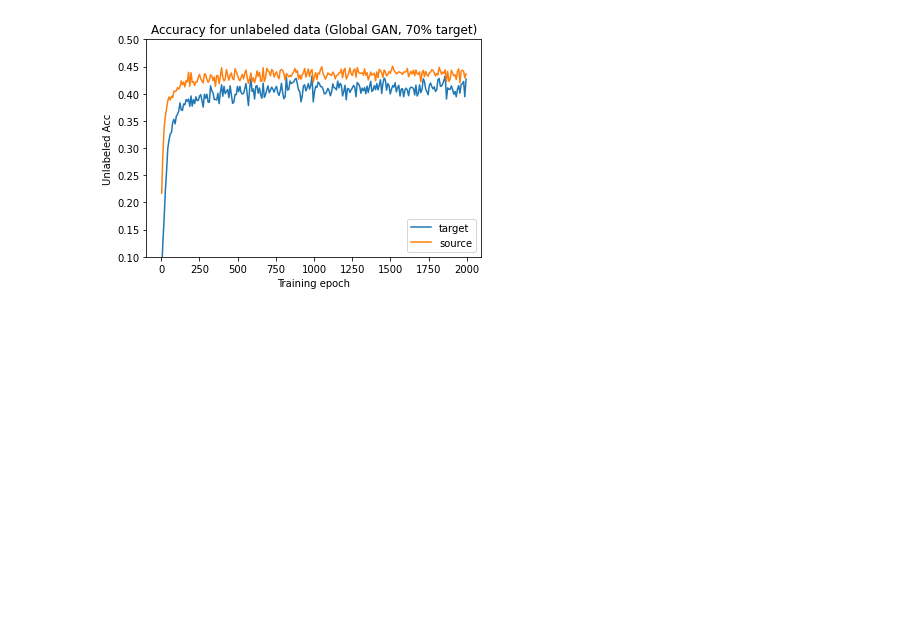
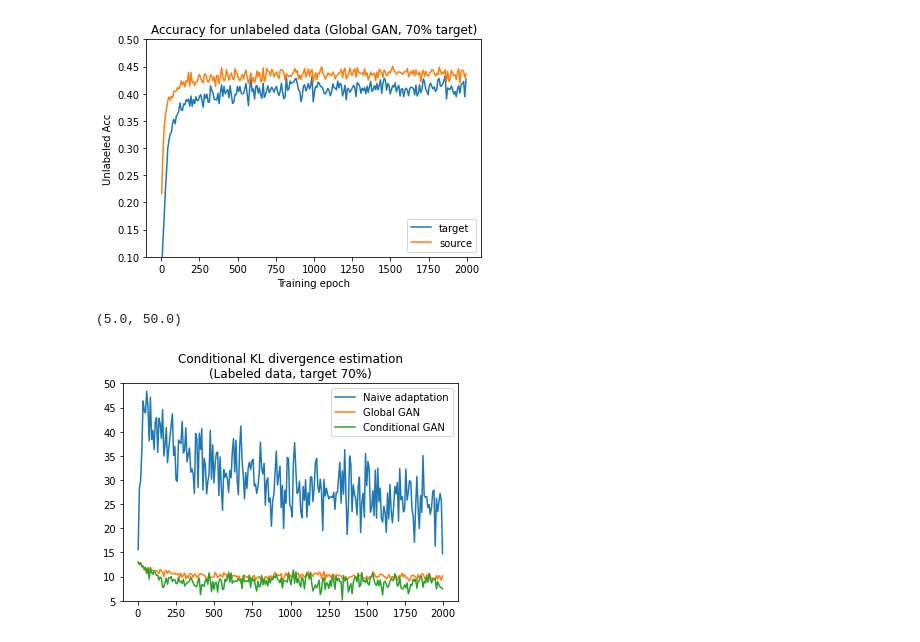
Before and after one commit to stevenliu000/time-series-domain-adaptation, a Jupyter notebook: visualization/plot.ipynb, the cells around one changed output. Saved outputs shown, nothing was run; the diff lists cells and outputs as text; code cells hidden in the pictures; blank space fills up the shorter version.

```diff
--- a/visualization/plot.ipynb
+++ b/visualization/plot.ipynb
@@ -413,3 +417,16 @@ local_kl_global_gan_7.plot_label_KL("Global GAN, 70% target")
 local_kl_global_gan_7.plot_unlabel_acc("Global GAN, 70% target", lim=(0.1, 0.5))
 # %% [output]
 [figure]
+# %%
+
+
+plt.plot(naive_noG_new_kl.epochs, naive_noG_new_kl.labeled_KL)
+plt.plot(local_kl_global_gan_7.epochs, local_kl_global_gan_7.labeled_KL)
+plt.plot(local_kl_local_gan_7.epochs, local_kl_local_gan_7.labeled_KL)
+
+plt.legend(["Naive adaptation", "Global GAN", "Conditional GAN"])
+plt.title("Conditional KL divergence estimation\n(Labeled data, target 70%)")
+plt.ylim(5,50)
+# %% [output]
+(5.0, 50.0)
+[figure, added]
```
Also changed, not shown: parts of 8 cells of this notebook, 21 other files.
